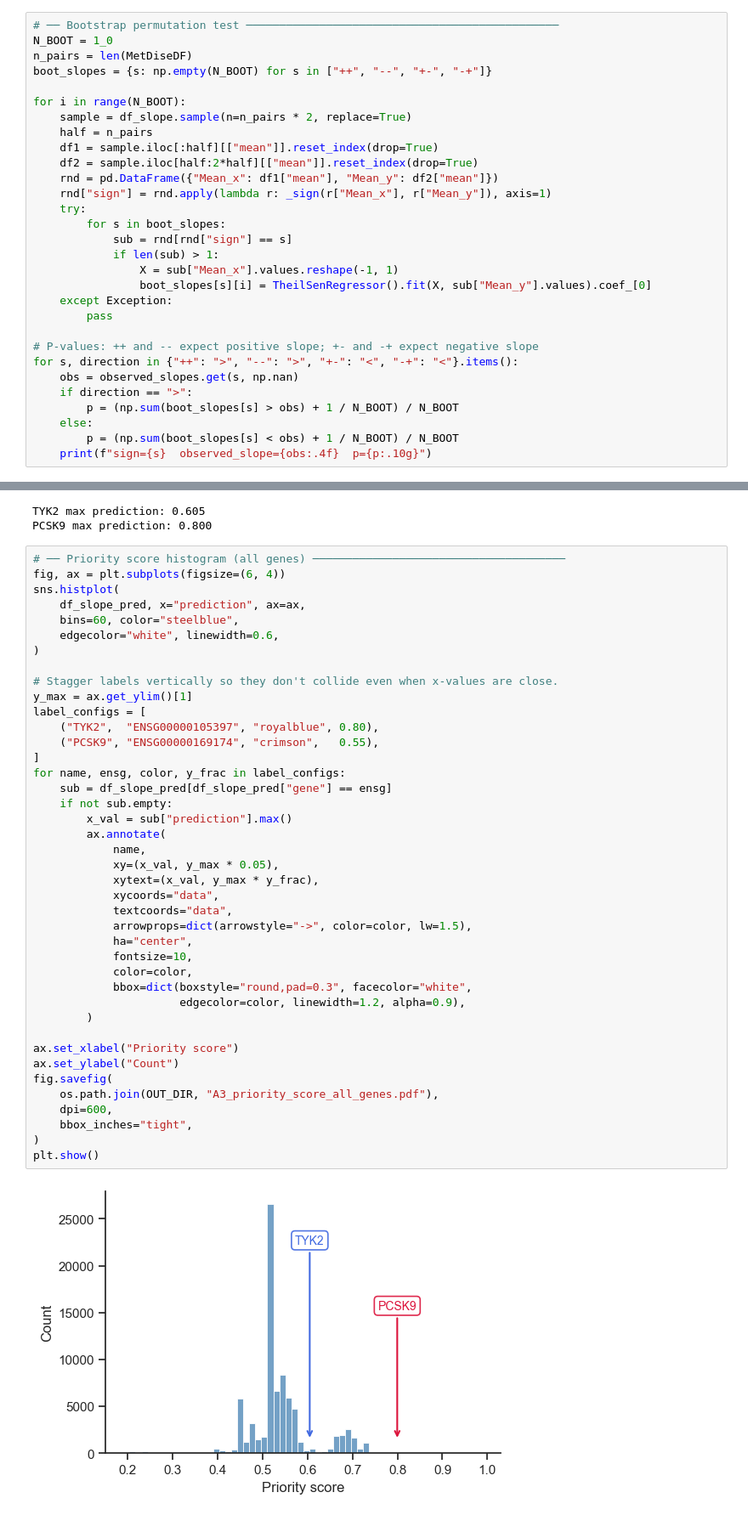
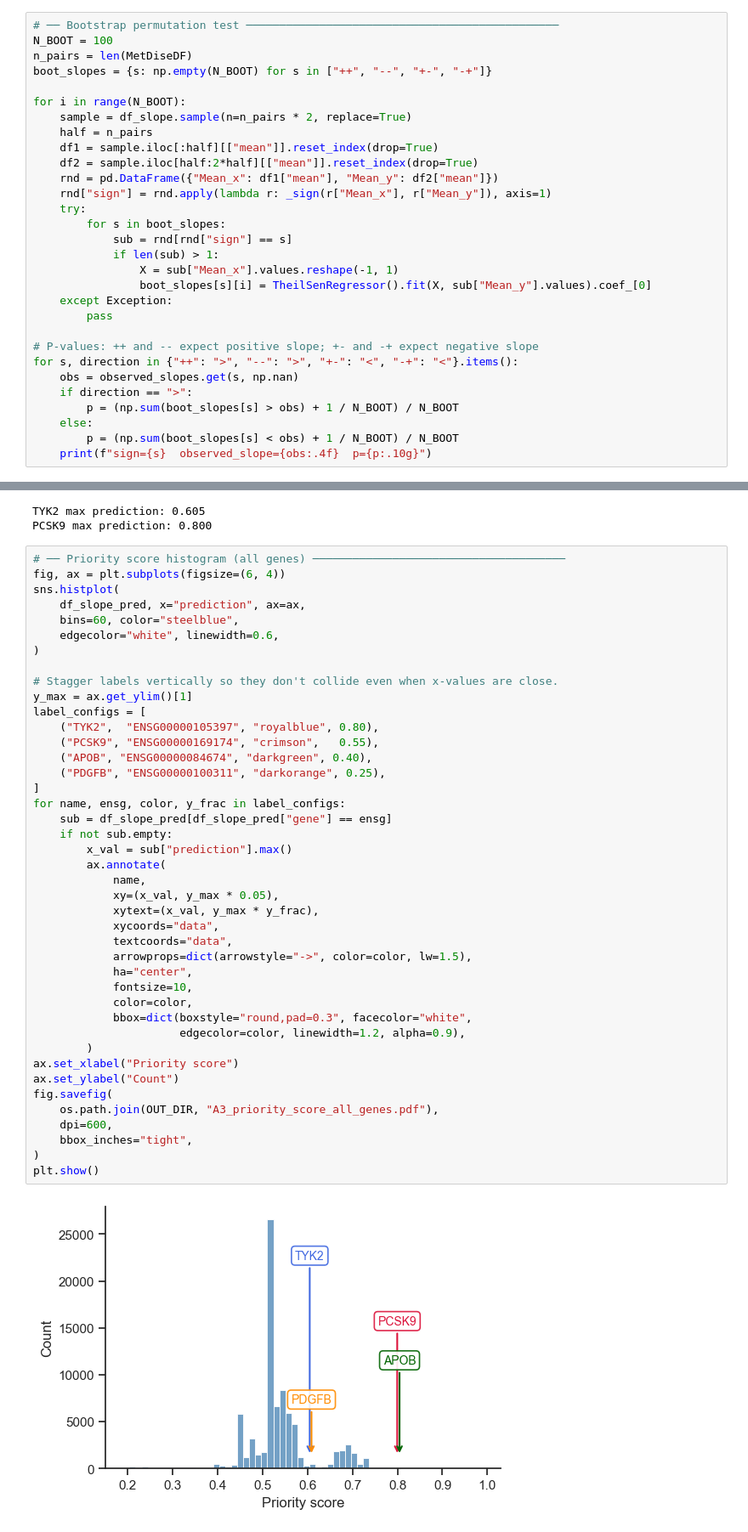
Before and after one commit to TrynkaLab/VIDRA, a Jupyter notebook: scripts/post_stat/post_analysis.ipynb, the cells around one changed output, grey strips where cells are left out. Shown at 85% size. Drawn from its saved outputs; the diff is of its cells as text.

```diff
--- a/scripts/post_stat/post_analysis.ipynb
+++ b/scripts/post_stat/post_analysis.ipynb
@@ -566,7 +519,7 @@ plt.show()
 [figure]
 # %%
 # ── Bootstrap permutation test ───────────────────────────────────────────────
-N_BOOT = 1_0
+N_BOOT = 100
 n_pairs = len(MetDiseDF)
 boot_slopes = {s: np.empty(N_BOOT) for s in ["++", "--", "+-", "-+"]}
 
@@ -821,35 +766,36 @@ y_max = ax.get_ylim()[1]
 label_configs = [
     ("TYK2",  "ENSG00000105397", "royalblue", 0.80),
     ("PCSK9", "ENSG00000169174", "crimson",   0.55),
+    ("APOB", "ENSG00000084674", "darkgreen", 0.40),
+    ("PDGFB", "ENSG00000100311", "darkorange", 0.25),
 ]
 for name, ensg, color, y_frac in label_configs:
     sub = df_slope_pred[df_slope_pred["gene"] == ensg]
     if not sub.empty:
         x_val = sub["prediction"].max()
         ax.annotate(
             name,
             xy=(x_val, y_max * 0.05),
             xytext=(x_val, y_max * y_frac),
             xycoords="data",
             textcoords="data",
             arrowprops=dict(arrowstyle="->", color=color, lw=1.5),
             ha="center",
             fontsize=10,
             color=color,
             bbox=dict(boxstyle="round,pad=0.3", facecolor="white",
                       edgecolor=color, linewidth=1.2, alpha=0.9),
         )
-
 ax.set_xlabel("Priority score")
 ax.set_ylabel("Count")
 fig.savefig(
     os.path.join(OUT_DIR, "A3_priority_score_all_genes.pdf"),
     dpi=600,
     bbox_inches="tight",
 )
 plt.show()
 # %% [output]
-[figure, old version]
+[figure, new version]
 # %%
 # ── Fisher enrichment at priority score thresholds ───────────────────────────
 DrugPrediction = (
```
Also changed, not shown: parts of 22 cells of this notebook.
